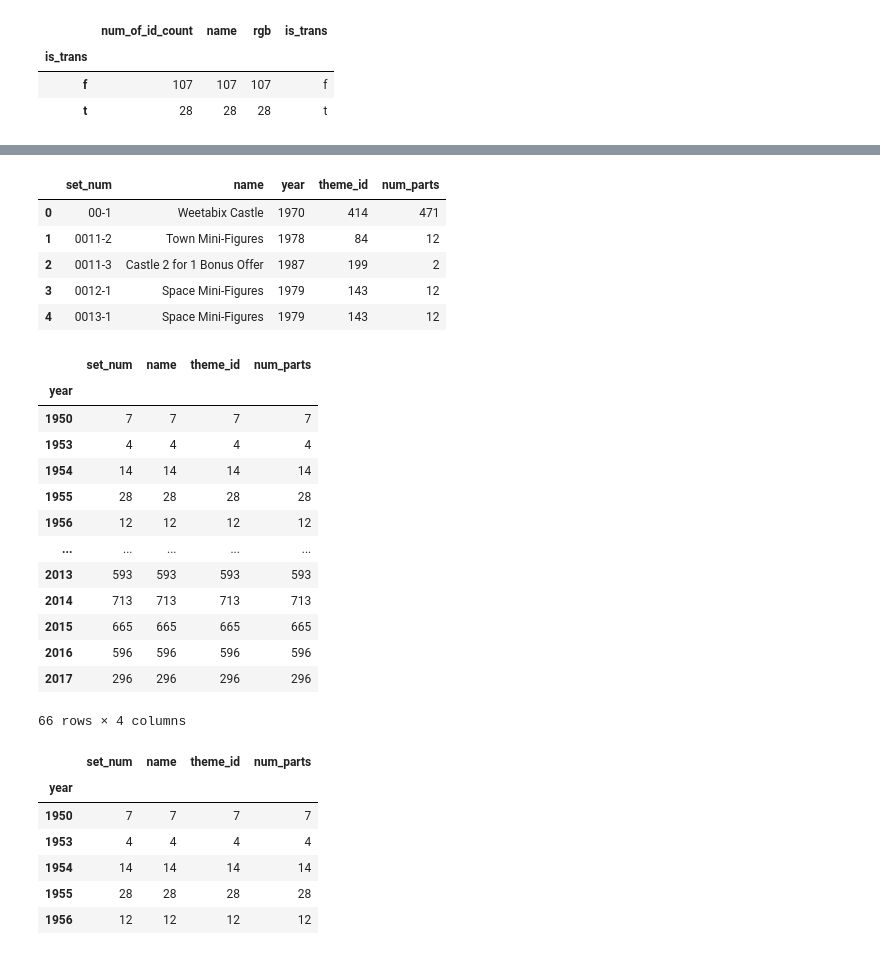
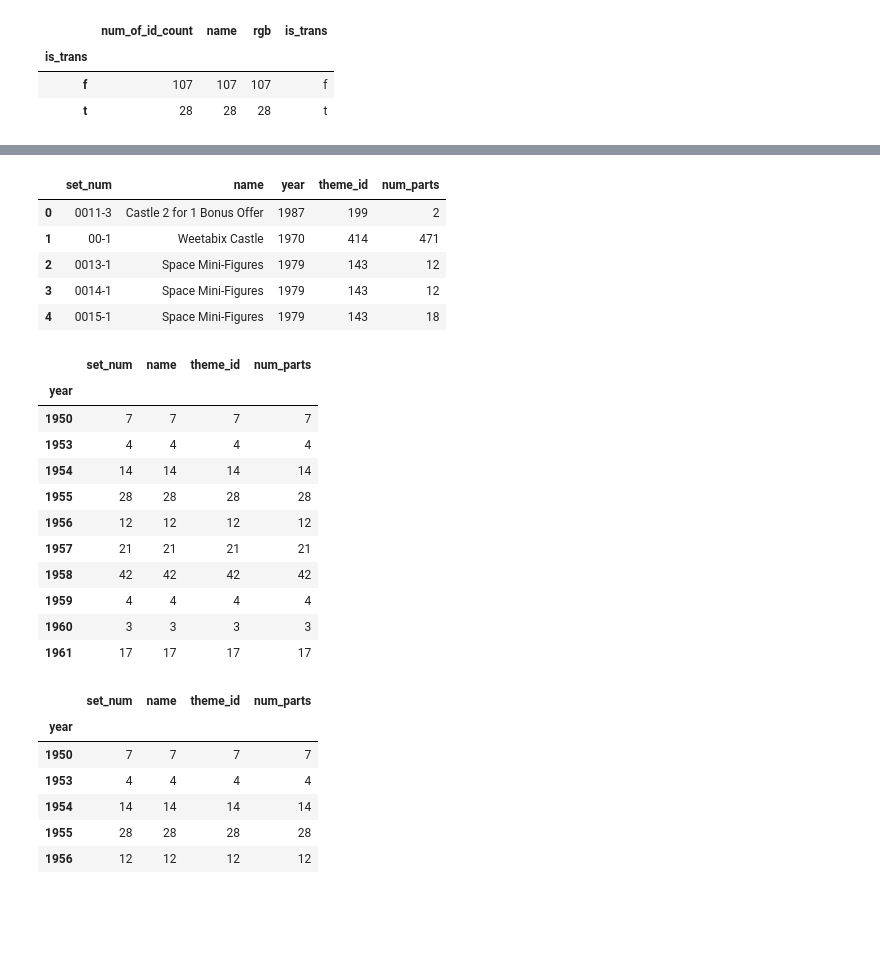
Before and after one commit to nortonlyr/Week9-ResearchProjects, a Jupyter notebook: codes/plotly_LEGO_data_vis.ipynb, the cells around one changed output, grey strips where cells are left out. Drawn from its saved outputs; the diff is of its cells as text; code cells hidden in the pictures; blank space fills up the shorter version.

```diff
--- a/codes/plotly_LEGO_data_vis.ipynb
+++ b/codes/plotly_LEGO_data_vis.ipynb
@@ -7,0 +11,4 @@ import plotly.express as px
+# %%
+# Export data from MongoDB by pymongo
+client = MongoClient('mongodb://localhost:27017')
+db = client.lego
@@ -7,0 +118,6 @@ import plotly.express as px
+# %%
+#sets
+sets_df = db.sets.find({})
+collection = db.sets
+sets_df = pd.DataFrame(collection.find())
+sets_df = sets_df.drop(['_id'], axis = 1)
@@ -8,12 +148,13 @@ import plotly.express as px
 # %%
-colors_df = pd.read_csv('../lego-database/colors.csv')
-inventories_df = pd.read_csv('../lego-database/inventories.csv')
-inventory_parts_df = pd.read_csv('../lego-database/inventory_parts.csv')
-inventory_sets_df = pd.read_csv('../lego-database/inventory_sets.csv')
-part_categories_df = pd.read_csv('../lego-database/part_categories.csv')
-parts_df = pd.read_csv('../lego-database/parts.csv')
-sets_df = pd.read_csv('../lego-database/sets.csv')
-themes_df = pd.read_csv('../lego-database/themes.csv')
+# We can also import data from CSV
+# colors_df = pd.read_csv('../lego-database/colors.csv')
+# inventories_df = pd.read_csv('../lego-database/inventories.csv')
+# inventory_parts_df = pd.read_csv('../lego-database/inventory_parts.csv')
+# inventory_sets_df = pd.read_csv('../lego-database/inventory_sets.csv')
+# part_categories_df = pd.read_csv('../lego-database/part_categories.csv')
+# parts_df = pd.read_csv('../lego-database/parts.csv')
+# sets_df = pd.read_csv('../lego-database/sets.csv')
+# themes_df = pd.read_csv('../lego-database/themes.csv')
 # %%
 colors_df.shape
 # %% [output]
@@ -99,29 +239,27 @@ fig.show()
 sets_df.head()
 # %% [output]
 |  | set_num | name | year | theme_id | num_parts |
-| 0 | 00-1 | Weetabix Castle | 1970 | 414 | 471 |
-| 1 | 0011-2 | Town Mini-Figures | 1978 | 84 | 12 |
-| 2 | 0011-3 | Castle 2 for 1 Bonus Offer | 1987 | 199 | 2 |
-| 3 | 0012-1 | Space Mini-Figures | 1979 | 143 | 12 |
-| 4 | 0013-1 | Space Mini-Figures | 1979 | 143 | 12 |
+| 0 | 0011-3 | Castle 2 for 1 Bonus Offer | 1987 | 199 | 2 |
+| 1 | 00-1 | Weetabix Castle | 1970 | 414 | 471 |
+| 2 | 0013-1 | Space Mini-Figures | 1979 | 143 | 12 |
+| 3 | 0014-1 | Space Mini-Figures | 1979 | 143 | 12 |
+| 4 | 0015-1 | Space Mini-Figures | 1979 | 143 | 18 |
 # %%
 #Group by 'year', then select the year as x-axis and set_num as y-axis
-sets_df.groupby(['year']).count()
+sets_df.groupby(['year']).count().head(10)
 # %% [output]
 |  | set_num | name | theme_id | num_parts |
 | year |  |  |  |  |
 | 1950 | 7 | 7 | 7 | 7 |
 | 1953 | 4 | 4 | 4 | 4 |
 | 1954 | 14 | 14 | 14 | 14 |
 | 1955 | 28 | 28 | 28 | 28 |
 | 1956 | 12 | 12 | 12 | 12 |
-| ... | ... | ... | ... | ... |
-| 2013 | 593 | 593 | 593 | 593 |
-| 2014 | 713 | 713 | 713 | 713 |
-| 2015 | 665 | 665 | 665 | 665 |
-| 2016 | 596 | 596 | 596 | 596 |
-| 2017 | 296 | 296 | 296 | 296 |
+| 1957 | 21 | 21 | 21 | 21 |
+| 1958 | 42 | 42 | 42 | 42 |
+| 1959 | 4 | 4 | 4 | 4 |
+| 1960 | 3 | 3 | 3 | 3 |
+| 1961 | 17 | 17 | 17 | 17 |
-66 rows × 4 columns
 # %%
 num_sets_per_year_df = sets_df.groupby(['year']).count()
 # %%
```
Also changed, not shown: parts of 39 cells of this notebook.
